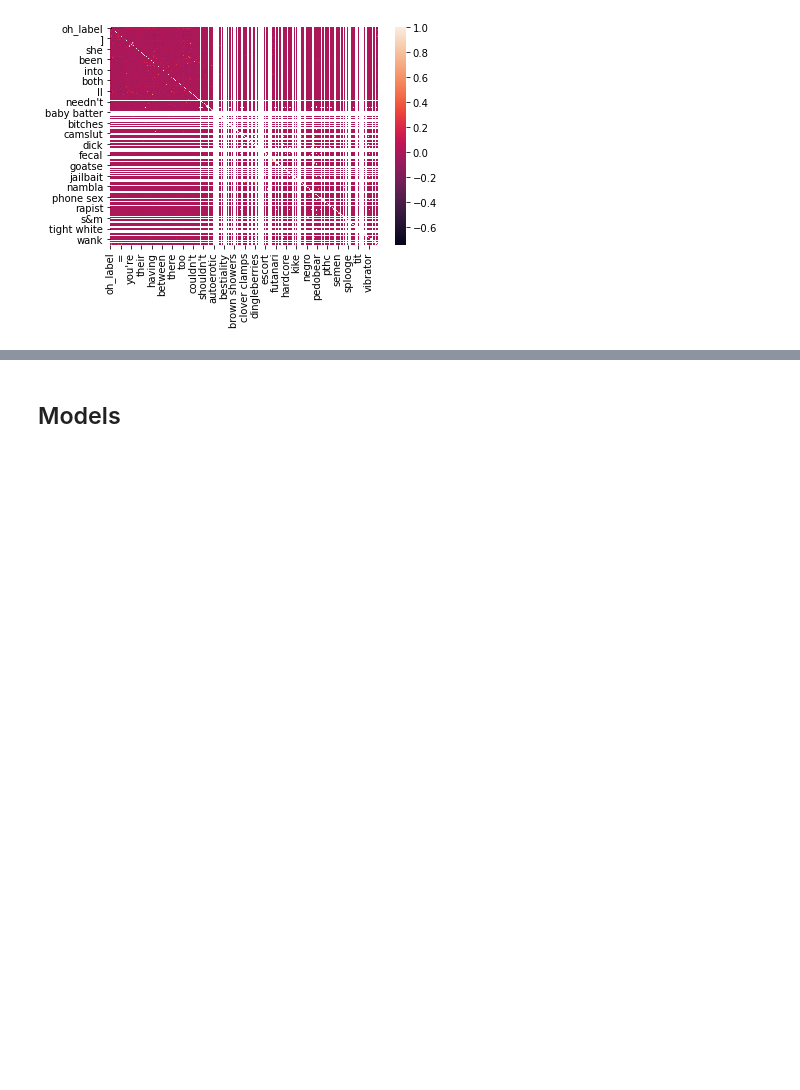
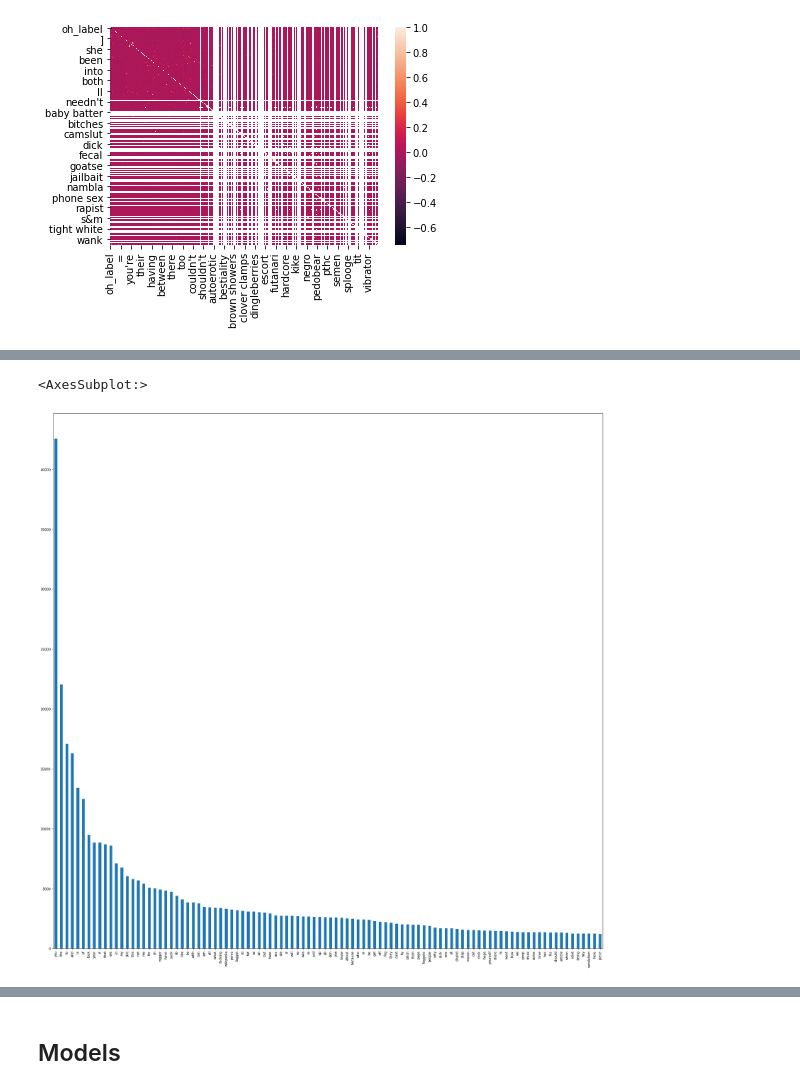
Before and after one commit to YD5463/CyberbullyingDetector, a Jupyter notebook: Notebooks/simple.ipynb, the cells around one changed output, grey strips where cells are left out. Cells and saved outputs as stored; diff of their text form; code cells hidden in the pictures; blank space fills up the shorter version.

```diff
--- a/Notebooks/simple.ipynb
+++ b/Notebooks/simple.ipynb
@@ -294,0 +346,4 @@ sns.heatmap(df.corr())
+# %%
+count_vect = CountVectorizer()#max_features=1000
+X_train_counts = count_vect.fit_transform(df['Text'])
+X_train_counts
@@ -294,0 +353,3 @@ sns.heatmap(df.corr())
+# %%
+count_vect_df = pd.DataFrame(X_train_counts.toarray(), columns=count_vect.get_feature_names())
+count_vect_df
@@ -294,0 +374,2 @@ sns.heatmap(df.corr())
+# %%
+df = pd.concat([df,count_vect_df],axis=1)
@@ -294,0 +378,3 @@ sns.heatmap(df.corr())
+# %%
+X,y = df.drop(['index',"Text","oh_label"],axis=1),df['oh_label']
+X.shape,y.shape
@@ -294,0 +399,6 @@ sns.heatmap(df.corr())
+# %%
+plt.figure(figsize=(30, 30))
+X[y == 1].sum().sort_values(ascending=False)[:100].plot(kind='bar')
+# %% [output]
+<AxesSubplot:>
+[figure, added]
```
Also changed, not shown: parts of 28 cells of this notebook, 2 other files.
